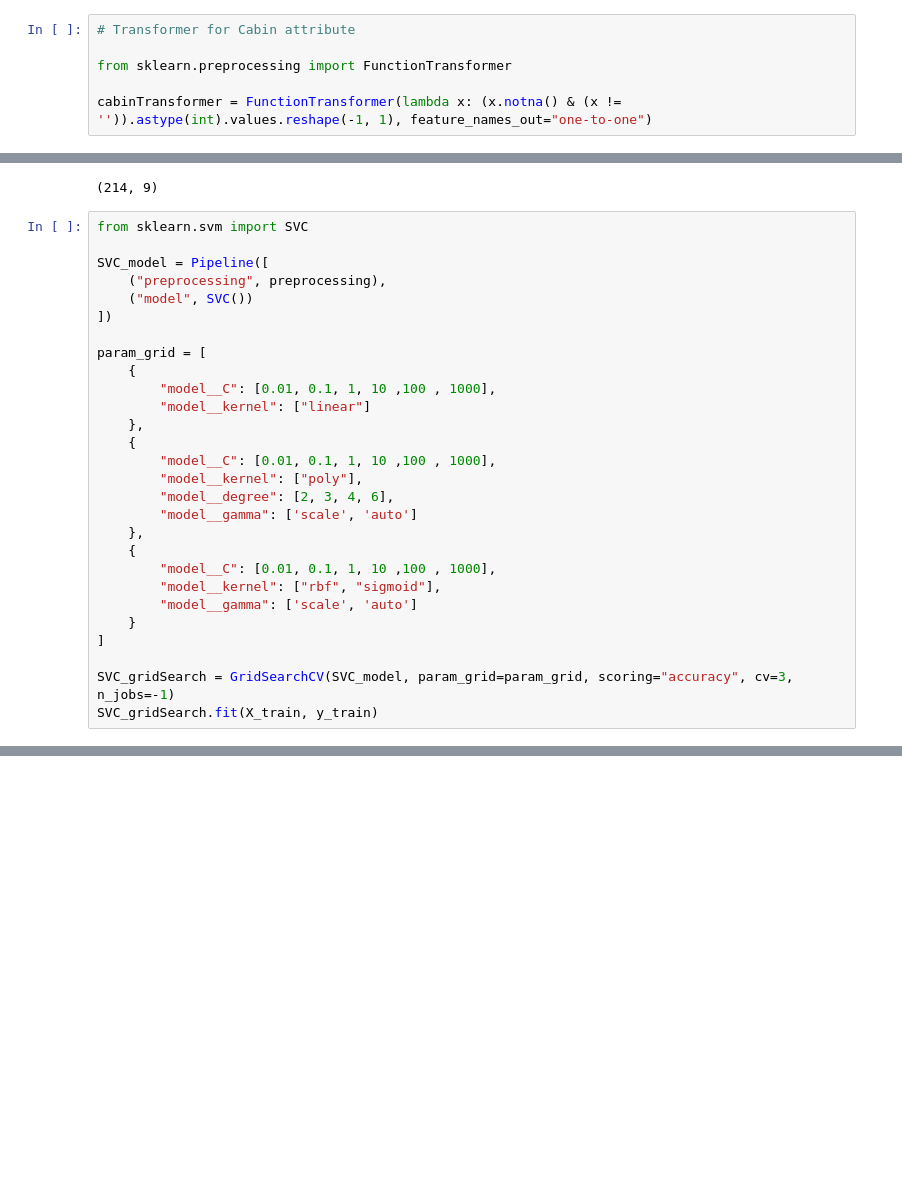
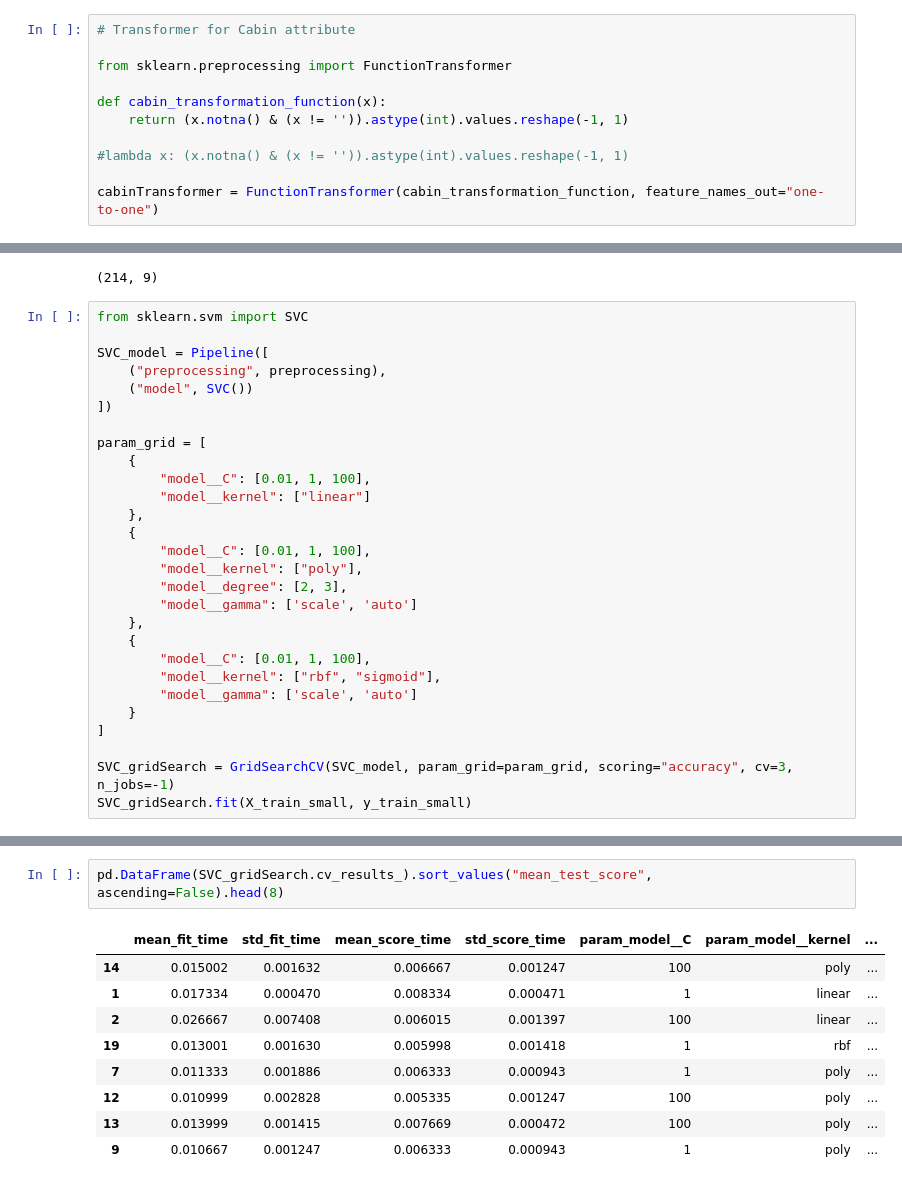
Before and after one commit to F-Fer/HOML-3_Exercises, a Jupyter notebook: MySolutions/Chapter-3/Notebooks/Chapter-3.ipynb, the cells around one changed output, grey strips where cells are left out. Cells and saved outputs as stored; diff of their text form; blank space fills up the shorter version.

```diff
--- a/MySolutions/Chapter-3/Notebooks/Chapter-3.ipynb
+++ b/MySolutions/Chapter-3/Notebooks/Chapter-3.ipynb
@@ -743,7 +744,12 @@ ticketTransformer = FunctionTransformer(extract_number_from_ticket, feature_name
 
 from sklearn.preprocessing import FunctionTransformer
 
-cabinTransformer = FunctionTransformer(lambda x: (x.notna() & (x != '')).astype(int).values.reshape(-1, 1), feature_names_out="one-to-one")
+def cabin_transformation_function(x):
+    return (x.notna() & (x != '')).astype(int).values.reshape(-1, 1)
+
+#lambda x: (x.notna() & (x != '')).astype(int).values.reshape(-1, 1)
+
+cabinTransformer = FunctionTransformer(cabin_transformation_function, feature_names_out="one-to-one")
 # %%
 ticket_pipeline = make_pipeline(
     ticketTransformer,
@@ -853,21 +874,21 @@ SVC_model = Pipeline([
 
 param_grid = [
     {
-        "model__C": [0.01, 0.1, 1, 10 ,100 , 1000],
+        "model__C": [0.01, 1, 100],
         "model__kernel": ["linear"]
     },
     {
-        "model__C": [0.01, 0.1, 1, 10 ,100 , 1000],
+        "model__C": [0.01, 1, 100],
         "model__kernel": ["poly"],
-        "model__degree": [2, 3, 4, 6],
+        "model__degree": [2, 3],
         "model__gamma": ['scale', 'auto']
     },
     {
-        "model__C": [0.01, 0.1, 1, 10 ,100 , 1000],
+        "model__C": [0.01, 1, 100],
         "model__kernel": ["rbf", "sigmoid"],
         "model__gamma": ['scale', 'auto']
     }
 ]
 
 SVC_gridSearch = GridSearchCV(SVC_model, param_grid=param_grid, scoring="accuracy", cv=3, n_jobs=-1)
-SVC_gridSearch.fit(X_train, y_train)
+SVC_gridSearch.fit(X_train_small, y_train_small)
@@ -881,0 +928,12 @@ def process_new_model(gridSearch):
+# %%
+pd.DataFrame(SVC_gridSearch.cv_results_).sort_values("mean_test_score", ascending=False).head(8)
+# %% [output]
+|  | mean_fit_time | std_fit_time | mean_score_time | std_score_time | param_model__C | param_model__kernel | ... |
+| 14 | 0.015002 | 0.001632 | 0.006667 | 0.001247 | 100 | poly | ... |
+| 1 | 0.017334 | 0.000470 | 0.008334 | 0.000471 | 1 | linear | ... |
+| 2 | 0.026667 | 0.007408 | 0.006015 | 0.001397 | 100 | linear | ... |
+| 19 | 0.013001 | 0.001630 | 0.005998 | 0.001418 | 1 | rbf | ... |
+| 7 | 0.011333 | 0.001886 | 0.006333 | 0.000943 | 1 | poly | ... |
+| 12 | 0.010999 | 0.002828 | 0.005335 | 0.001247 | 100 | poly | ... |
+| 13 | 0.013999 | 0.001415 | 0.007669 | 0.000472 | 100 | poly | ... |
+| 9 | 0.010667 | 0.001247 | 0.006333 | 0.000943 | 1 | poly | ... |
```
Also changed, not shown: parts of 20 cells of this notebook, 6 other files.
